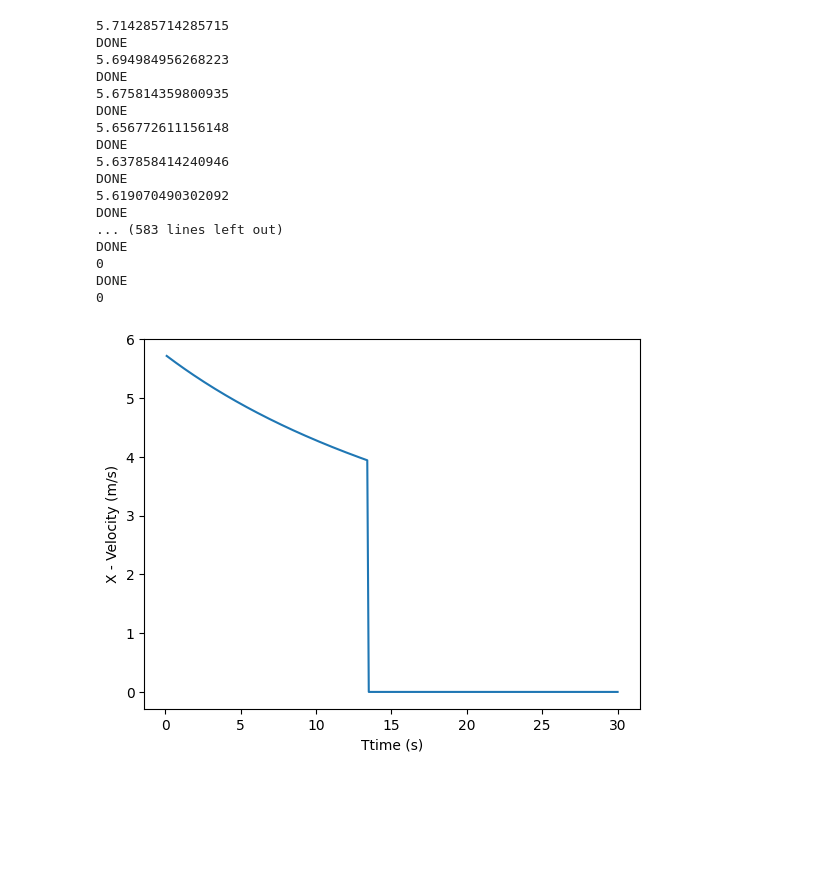
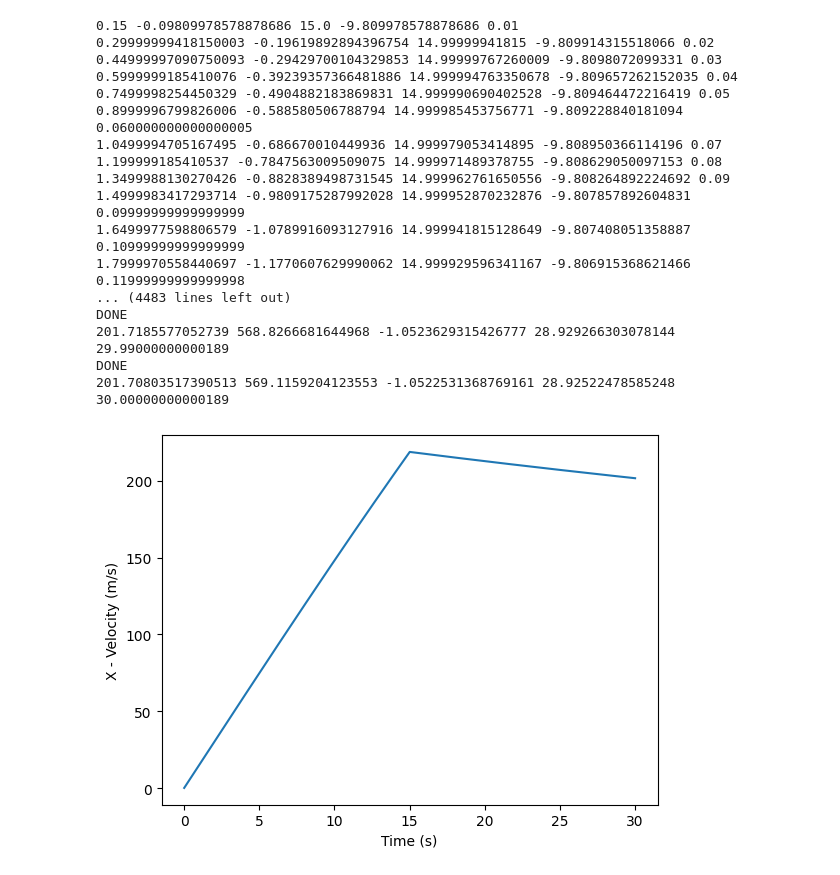
Before and after one commit to MaximKabaev/UFO_drone, a Jupyter notebook: main.ipynb, the cells around one changed output. Drawn from its saved outputs; the diff is of its cells as text; code cells hidden in the pictures; blank space fills up the shorter version.

```diff
--- a/main.ipynb
+++ b/main.ipynb
@@ -4,15 +4,15 @@ import math
 # %%
 TIME = 0
 DURATION = 30 #sec
-DRONE_MASS = 0.175 #kg
-DELTA_T = 0.1 #s
+DRONE_MASS = 2000 #kg
+DELTA_T = 0.01 #s
 FUEL_CONSUMPTION = 0.6831 #liters
-DIAMETER = 0.2 #m
-AREA = 0.02 #m2 #change to 1
-TOP_AREA = 0.3 #m2
-ANGLE_OF_ATTACK = 15 #degrees
+DIAMETER = 5 #m
+AREA = 1 #m2 #change to 1
+TOP_AREA =  math.pi * (DIAMETER/2)**2#m2
+STARTING_PITCH = 15 #degrees
 
-THRUST_DURATION = 0.1 #s
+THRUST_DURATION = 15 #s
 # %%
 class Drone():
 
@@ -128,43 +127,42 @@ times = []
 x_positions = []
 y_positions = []
 
-drone = Drone(DRONE_MASS, DELTA_T, DIAMETER, AREA, THRUST_DURATION, ANGLE_OF_ATTACK, TOP_AREA)
+drone = Drone(DRONE_MASS, DELTA_T, DIAMETER, AREA, THRUST_DURATION, TOP_AREA)
 
 for t in range(0, int(DURATION/DELTA_T)):
-    drone.start_x()
-    drone.start_y()
+    drone.start()
     x_velocities.append(drone.x_vel)
     y_velocities.append(drone.y_vel)
     x_positions.append(drone.x_pos)
     y_positions.append(drone.y_pos)
     TIME += DELTA_T
     times.append(TIME)
-    print(drone.x_vel)
+    print(drone.x_vel, drone.y_vel, drone.x_acc, drone.y_acc, TIME)
 # %% [output]
-5.714285714285715
+0.15 -0.09809978578878686 15.0 -9.809978578878686 0.01
+0.29999999418150003 -0.19619892894396754 14.99999941815 -9.809914315518066 0.02
+0.44999997090750093 -0.29429700104329853 14.99999767260009 -9.8098072099331 0.03
+0.5999999185410076 -0.39239357366481886 14.999994763350678 -9.809657262152035 0.04
+0.7499998254450329 -0.4904882183869831 14.999990690402528 -9.809464472216419 0.05
+0.8999996799826006 -0.588580506788794 14.999985453756771 -9.809228840181094 0.060000000000000005
+1.0499994705167495 -0.686670010449936 14.999979053414895 -9.808950366114196 0.07
+1.199999185410537 -0.7847563009509075 14.999971489378755 -9.808629050097153 0.08
+1.3499988130270426 -0.8828389498731545 14.999962761650556 -9.808264892224692 0.09
+1.4999983417293714 -0.9809175287992028 14.999952870232876 -9.807857892604831 0.09999999999999999
+1.6499977598806579 -1.0789916093127916 14.999941815128649 -9.807408051358887 0.10999999999999999
+1.7999970558440697 -1.1770607629990062 14.999929596341167 -9.806915368621466 0.11999999999999998
+... (4483 lines left out)
 DONE
-5.694984956268223
+201.7185577052739 568.8266681644968 -1.0523629315426777 28.929266303078144 29.99000000000189
 DONE
-5.675814359800935
-DONE
-5.656772611156148
-DONE
-5.637858414240946
-DONE
-5.619070490302092
-DONE
-... (583 lines left out)
-DONE
-0
-DONE
-0
+201.70803517390513 569.1159204123553 -1.0522531368769161 28.92522478585248 30.00000000000189
 # %%
 plt.plot(times, x_velocities)
-plt.xlabel('Ttime (s)')
+plt.xlabel('Time (s)')
 plt.ylabel('X - Velocity (m/s)')
 plt.show()
 # %% [output]
-[figure, old version]
+[figure, new version]
 # %%
 plt.plot(x_positions, y_positions)
 plt.xlabel('X-Position (m)')
```
Also changed, not shown: parts of 3 cells of this notebook, 3 other files.
